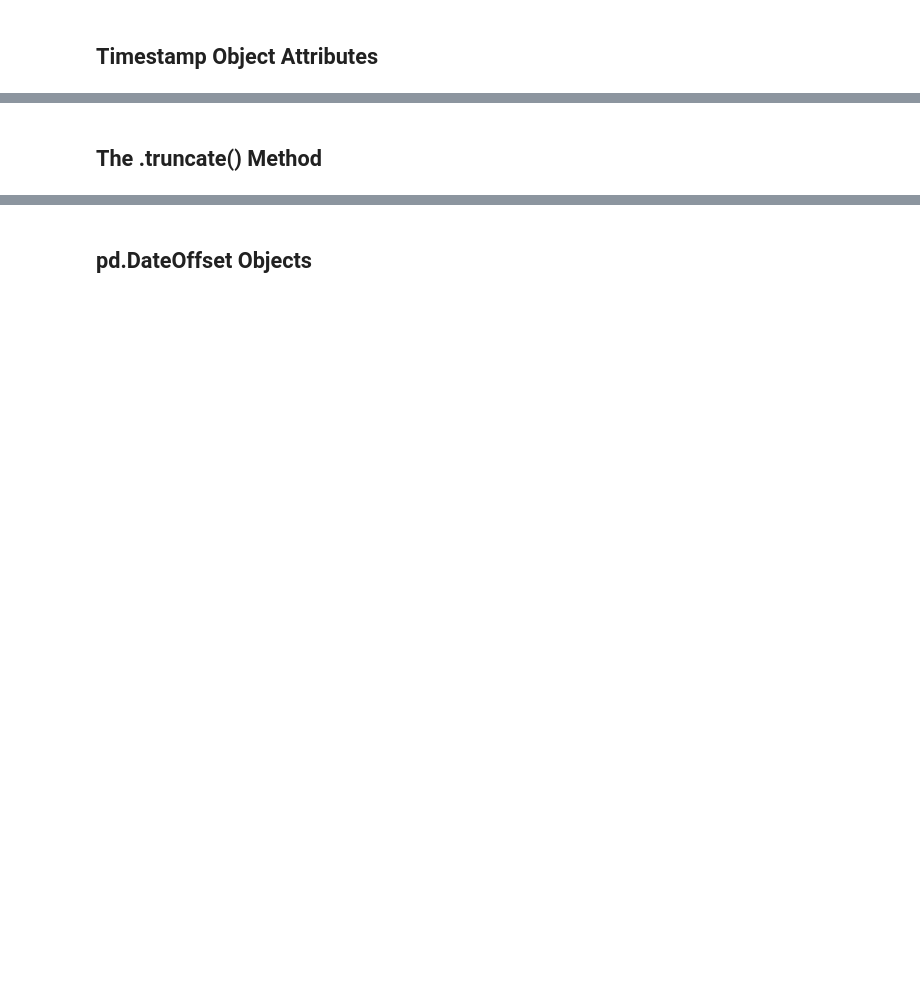
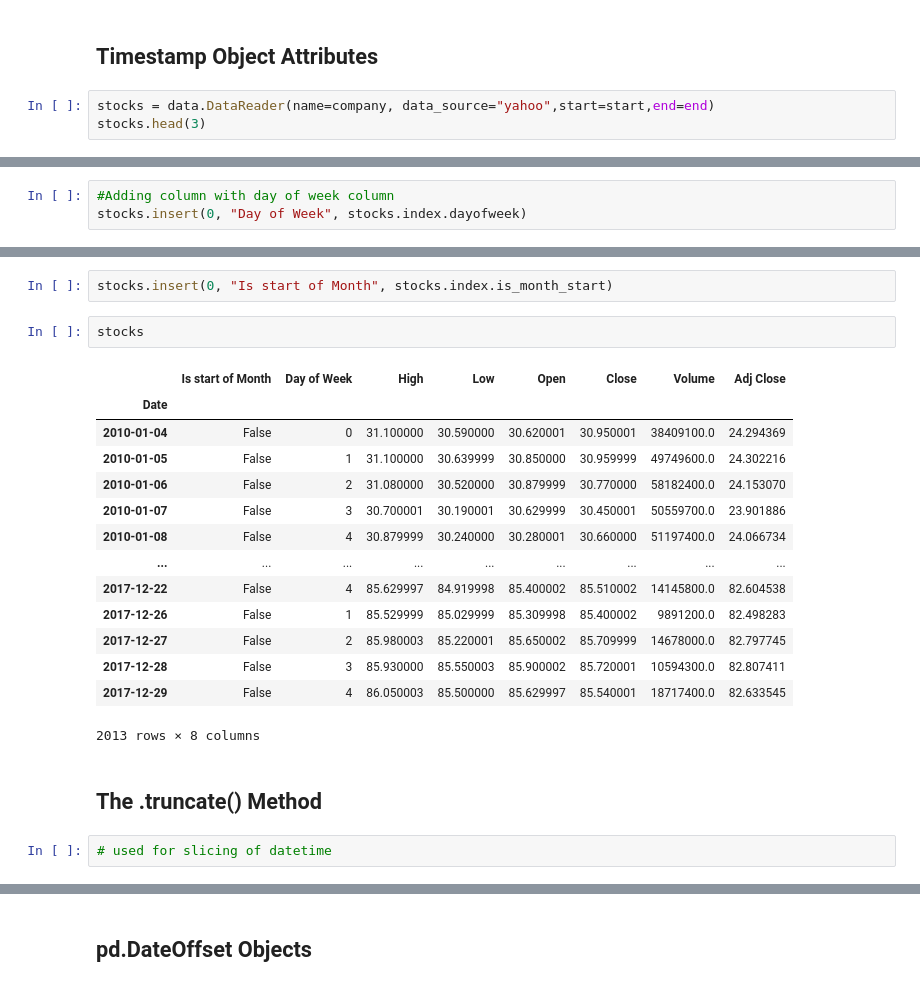
Before and after one commit to rsolter/Udemy-Courses, a Jupyter notebook: Udemy - Data Analysis with Pandas and Python/Section 10 - Working with Dates and Times.ipynb, the cells around one changed output, grey strips where cells are left out. Drawn from its saved outputs; the diff is of its cells as text; blank space fills up the shorter version.

```diff
--- a/Udemy - Data Analysis with Pandas and Python/Section 10 - Working with Dates and Times.ipynb
+++ b/Udemy - Data Analysis with Pandas and Python/Section 10 - Working with Dates and Times.ipynb
@@ -25,2 +458,5 @@
 # %% [markdown]
 ## Timestamp Object Attributes
+# %%
+stocks = data.DataReader(name=company, data_source="yahoo",start=start,end=end)
+stocks.head(3)
@@ -26,0 +483,3 @@
+# %%
+#Adding column with day of week column
+stocks.insert(0, "Day of Week", stocks.index.dayofweek)
@@ -27,2 +503,23 @@
+# %%
+stocks.insert(0, "Is start of Month", stocks.index.is_month_start)
+# %%
+stocks
+# %% [output]
+|  | Is start of Month | Day of Week | High | Low | Open | Close | Volume | Adj Close |
+| Date |  |  |  |  |  |  |  |  |
+| 2010-01-04 | False | 0 | 31.100000 | 30.590000 | 30.620001 | 30.950001 | 38409100.0 | 24.294369 |
+| 2010-01-05 | False | 1 | 31.100000 | 30.639999 | 30.850000 | 30.959999 | 49749600.0 | 24.302216 |
+| 2010-01-06 | False | 2 | 31.080000 | 30.520000 | 30.879999 | 30.770000 | 58182400.0 | 24.153070 |
+| 2010-01-07 | False | 3 | 30.700001 | 30.190001 | 30.629999 | 30.450001 | 50559700.0 | 23.901886 |
+| 2010-01-08 | False | 4 | 30.879999 | 30.240000 | 30.280001 | 30.660000 | 51197400.0 | 24.066734 |
+| ... | ... | ... | ... | ... | ... | ... | ... | ... |
+| 2017-12-22 | False | 4 | 85.629997 | 84.919998 | 85.400002 | 85.510002 | 14145800.0 | 82.604538 |
+| 2017-12-26 | False | 1 | 85.529999 | 85.029999 | 85.309998 | 85.400002 | 9891200.0 | 82.498283 |
+| 2017-12-27 | False | 2 | 85.980003 | 85.220001 | 85.650002 | 85.709999 | 14678000.0 | 82.797745 |
+| 2017-12-28 | False | 3 | 85.930000 | 85.550003 | 85.900002 | 85.720001 | 10594300.0 | 82.807411 |
+| 2017-12-29 | False | 4 | 86.050003 | 85.500000 | 85.629997 | 85.540001 | 18717400.0 | 82.633545 |
+2013 rows × 8 columns
 # %% [markdown]
 ## The .truncate() Method
+# %%
+# used for slicing of datetime
```
Also changed, not shown: parts of 105 cells of this notebook.
